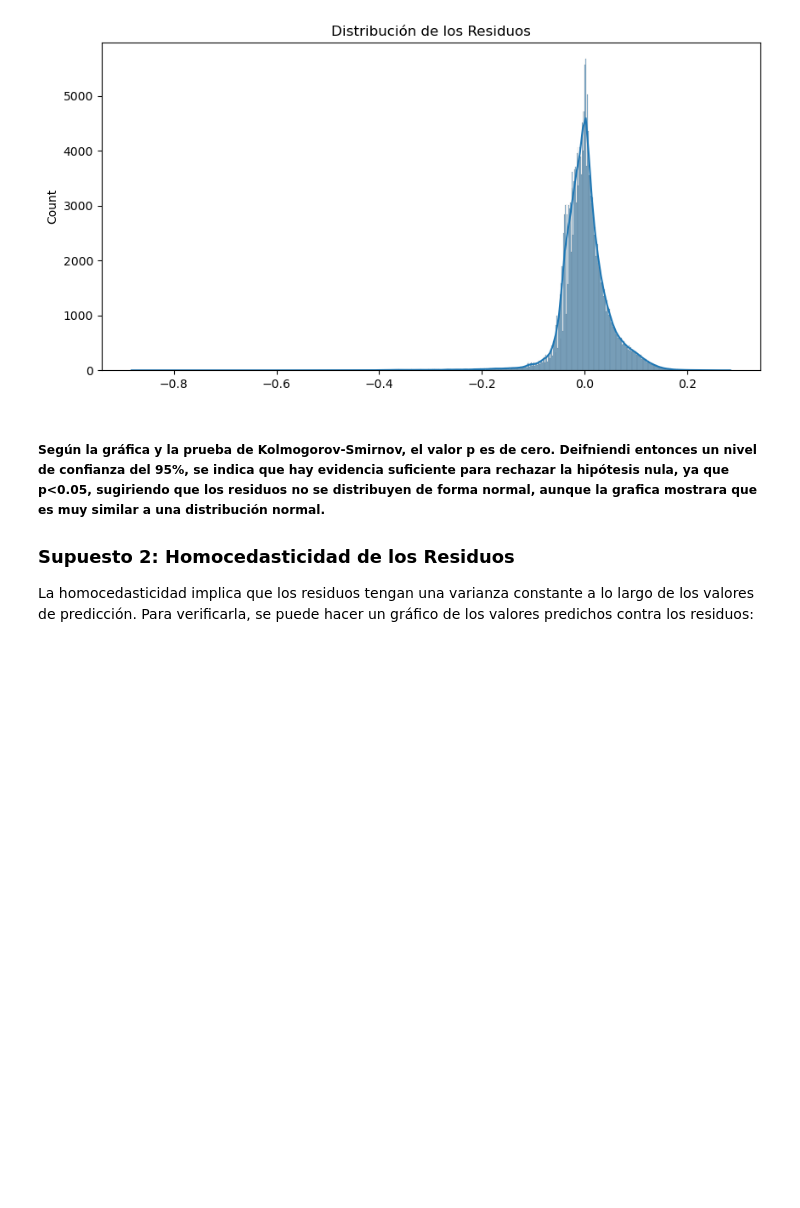
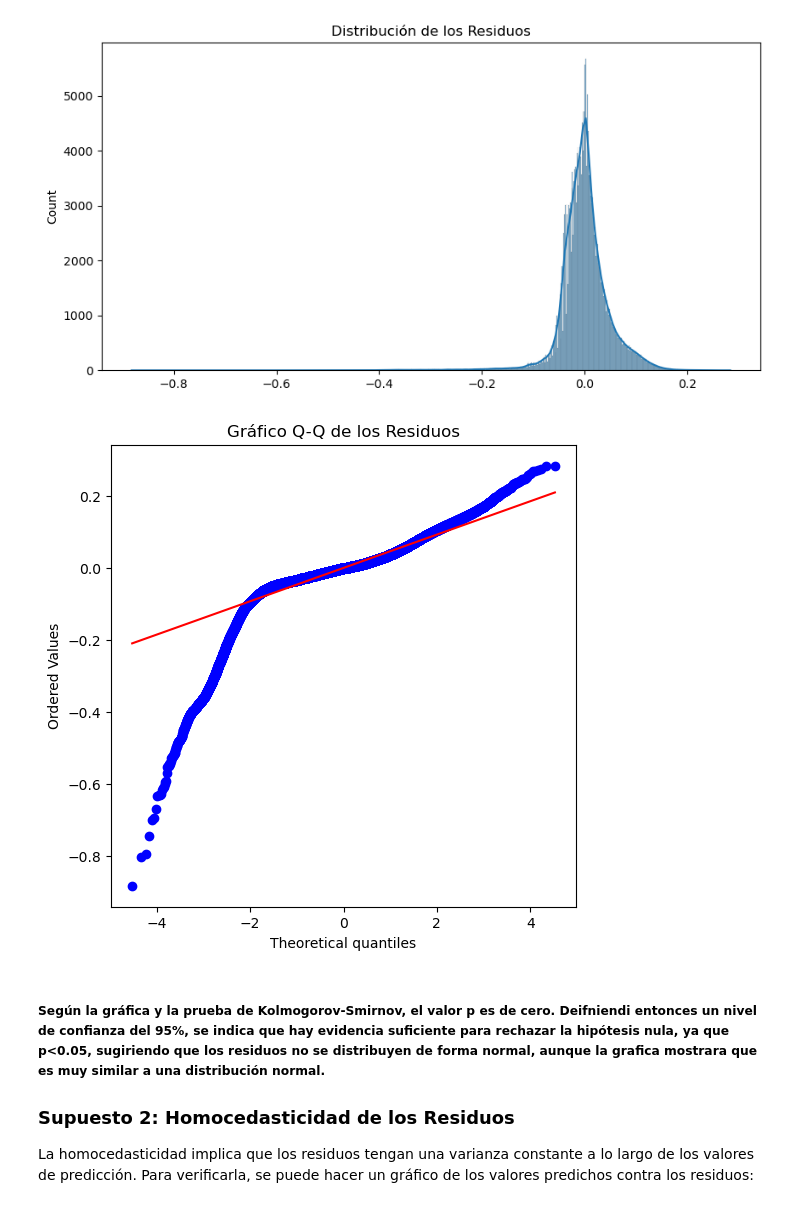
Before and after one commit to kevindmzapata/multivariate-statistics-course, a Jupyter notebook: TAREA_3/main.ipynb, the cells around one changed output. Cells and saved outputs as stored; diff of their text form; code cells hidden in the pictures; blank space fills up the shorter version.

```diff
--- a/TAREA_3/main.ipynb
+++ b/TAREA_3/main.ipynb
@@ -140,8 +139,8 @@ for alpha in [0.0001, 0.001, 0.01, 0.1, 1, 10, 100]:
                 X_train_transf = scaler.transform(X_train)
                 X_val_transf = scaler.transform(X_val)
 
-                max, min = np.max(y_train), np.min(y_train)
-                y_train_transf = (y_train - min) / (max - min)
+                scaler_y = MinMaxScaler(feature_range=(0, 1)).fit(y_train.reshape(-1, 1))
+                y_train_transf = scaler_y.transform(y_train.reshape(-1, 1)).ravel()
 
                 # Definir el modelo Lasso
                 model = Lasso(alpha=alpha, max_iter=max_iter, tol=tol)
@@ -159,7 +158,7 @@ for alpha in [0.0001, 0.001, 0.01, 0.1, 1, 10, 100]:
                 mae = mean_squared_error(y_val, preds)
                 scores.append(mae)
 
-                mae_transf = mean_squared_error(y_val, preds_transf * (max - min) + min)
+                mae_transf = mean_squared_error(y_val, scaler_y.inverse_transform(preds_transf.reshape(-1, 1)).ravel())
                 scores_transf.append(mae_transf)
 
                 # Contar el número de coeficientes iguales a cero para evaluar la regularización
@@ -437,6 +436,14 @@ plt.show()
 Estadístico de prueba: 0.4401
 P-valor: 0.0000
 [figure]
+# %%
+# Gráfico Q-Q
+plt.figure(figsize=(6, 6))
+stats.probplot(residuos, dist="norm", plot=plt)
+plt.title('Gráfico Q-Q de los Residuos')
+plt.show()
+# %% [output]
+[figure, added]
 # %% [markdown]
 ##### Según la gráfica y la prueba de Kolmogorov-Smirnov, el valor p es de cero. Deifniendi entonces un nivel de confianza del 95%, se indica que hay evidencia suficiente para rechazar la hipótesis nula, ya que p<0.05, sugiriendo que los residuos no se distribuyen de forma normal, aunque la grafica mostrara que es muy similar a una distribución normal.
 
```
Also changed, not shown: parts of 15 cells of this notebook.
